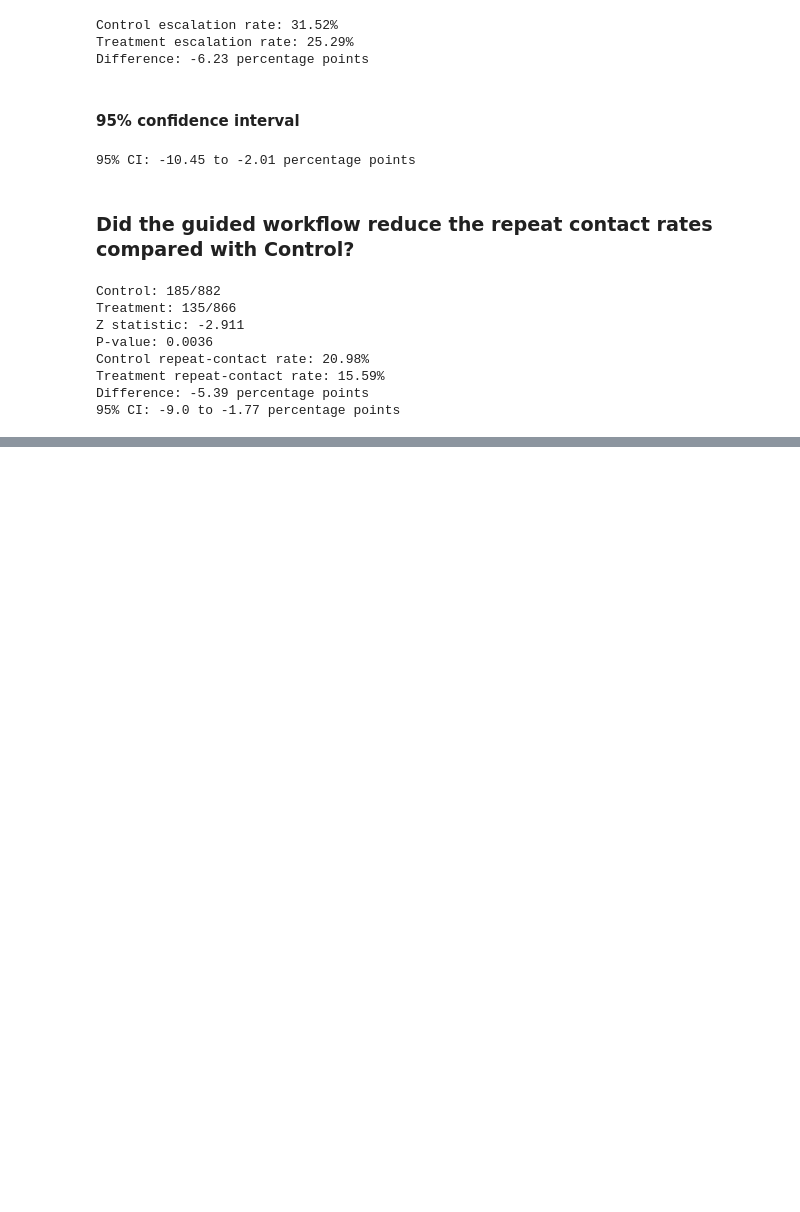
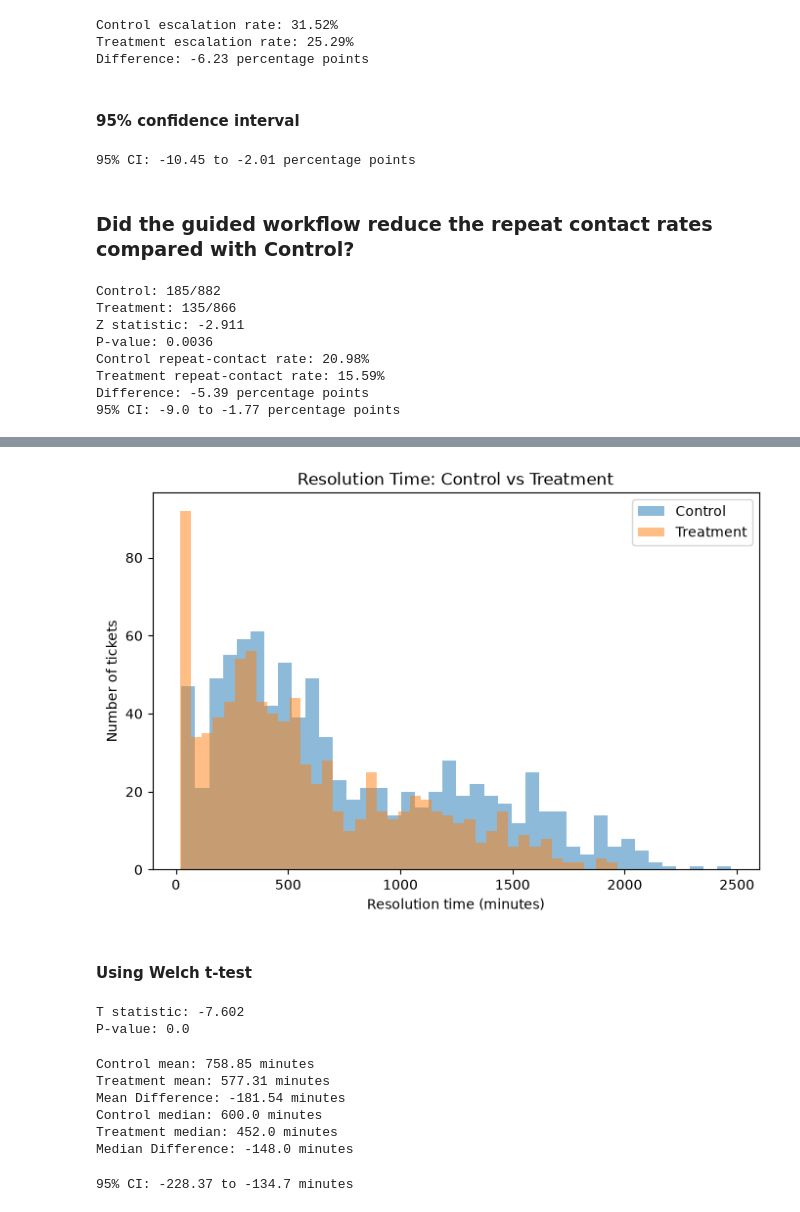
Before and after one commit to maryjonah/mobility-support-intelligence, a Jupyter notebook: notebooks/guided_workflow_experiment_analysis.ipynb, the cells around one changed output, grey strips where cells are left out. Cells and saved outputs as stored; diff of their text form; code cells hidden in the pictures; blank space fills up the shorter version.

Commit message:
Include t-test and Welsh test for lower support cost per ticket and lower minutes spent per ticket

```diff
--- a/notebooks/guided_workflow_experiment_analysis.ipynb
+++ b/notebooks/guided_workflow_experiment_analysis.ipynb
@@ -407,0 +410,7 @@ Difference: -5.39 percentage points
+# %%
+# .dropna() to remove all negative resolution times that were converted to NULL
+control_resolution = experiment.loc[experiment["experiment_group"] == "Control", "resolution_minutes"].dropna()
+treatment_resolution = experiment.loc[experiment["experiment_group"] == "Treatment", "resolution_minutes"].dropna()
+
+print(f"Control observations: {len(control_resolution)}")
+print(f"Treatment observations: {len(treatment_resolution)}")
@@ -407,0 +456,50 @@ Difference: -5.39 percentage points
+# %%
+plt.figure(figsize=(8,5))
+
+plt.hist(control_resolution, bins=40, alpha=0.5, label="Control")
+plt.hist(treatment_resolution, bins=40, alpha=0.5, label="Treatment")
+
+plt.xlabel("Resolution time (minutes)")
+plt.ylabel("Number of tickets")
+plt.title("Resolution Time: Control vs Treatment")
+
+plt.legend()
+plt.show()
+# %% [output]
+[figure, added]
+# %% [markdown]
+#### Using Welch t-test
+# %%
+from scipy.stats import ttest_ind
+
+t_stat, p_value = ttest_ind(treatment_resolution, control_resolution, equal_var=False)
+
+print(f"T statistic: {round(t_stat, 3)}")
+print(f"P-value: {round(p_value, 4)}")
+# %% [output]
+T statistic: -7.602
+P-value: 0.0
+# %%
+control_mean = control_resolution.mean()
+treatment_mean = treatment_resolution.mean()
+
+control_median = control_resolution.median()
+treatment_median = treatment_resolution.median()
+
+mean_difference = treatment_mean - control_mean
+median_difference = treatment_median - control_median
+
+print(f"Control mean: {round(control_mean, 2)} minutes")
+print(f"Treatment mean: {round(treatment_mean, 2)} minutes")
+print(f"Mean Difference: {round(mean_difference, 2)} minutes")
+
+print(f"Control median: {round(control_median, 2)} minutes")
+print(f"Treatment median: {round(treatment_median, 2)} minutes")
+print(f"Median Difference: {round(median_difference, 2)} minutes")
+# %% [output]
+Control mean: 758.85 minutes
+Treatment mean: 577.31 minutes
+Mean Difference: -181.54 minutes
+Control median: 600.0 minutes
+Treatment median: 452.0 minutes
+Median Difference: -148.0 minutes
@@ -407,0 +519,11 @@ Difference: -5.39 percentage points
+# %%
+from scipy.stats import t
+
+critical_value = t.ppf(0.975, degrees_of_freedom)
+
+lower_bound = mean_difference - critical_value * standard_error
+upper_bound = mean_difference + critical_value * standard_error
+
+print(f"95% CI: {round(lower_bound, 2)} to {round(upper_bound, 2)} minutes")
+# %% [output]
+95% CI: -228.37 to -134.7 minutes
```
Also changed, not shown: parts of 19 cells of this notebook.
